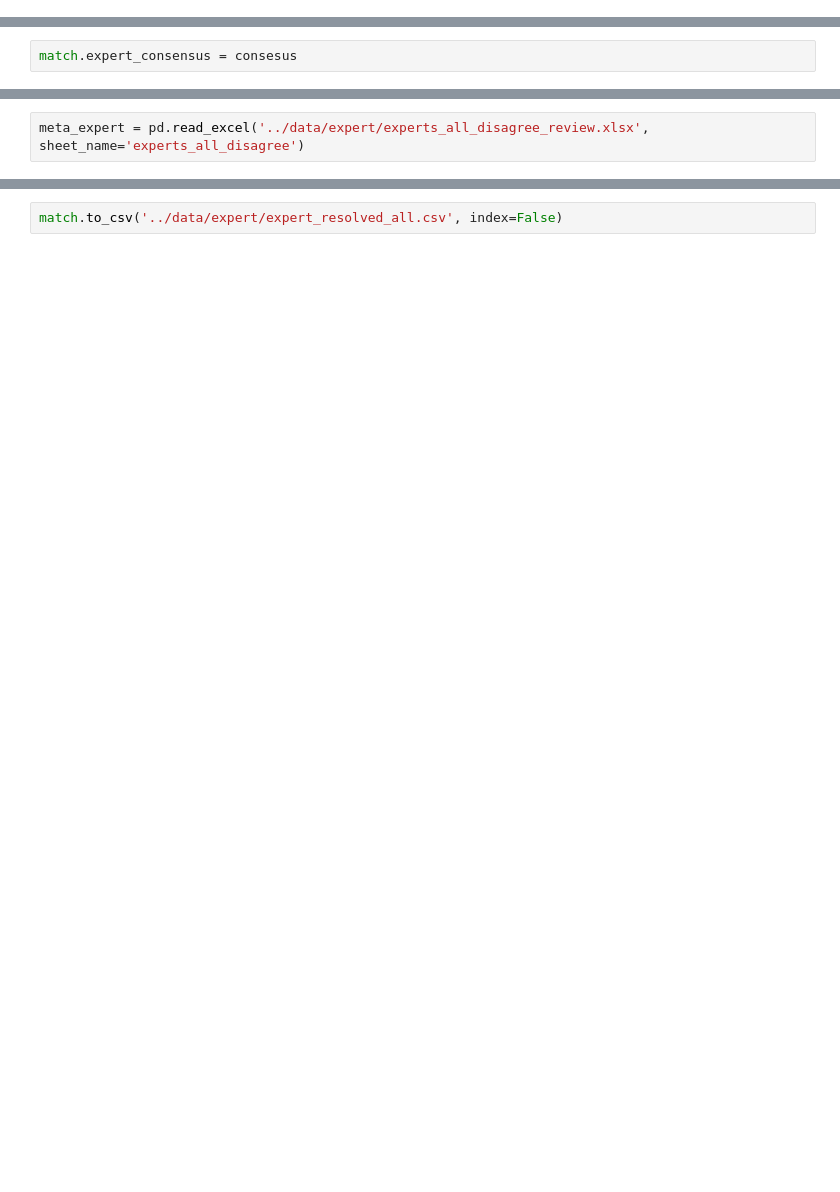
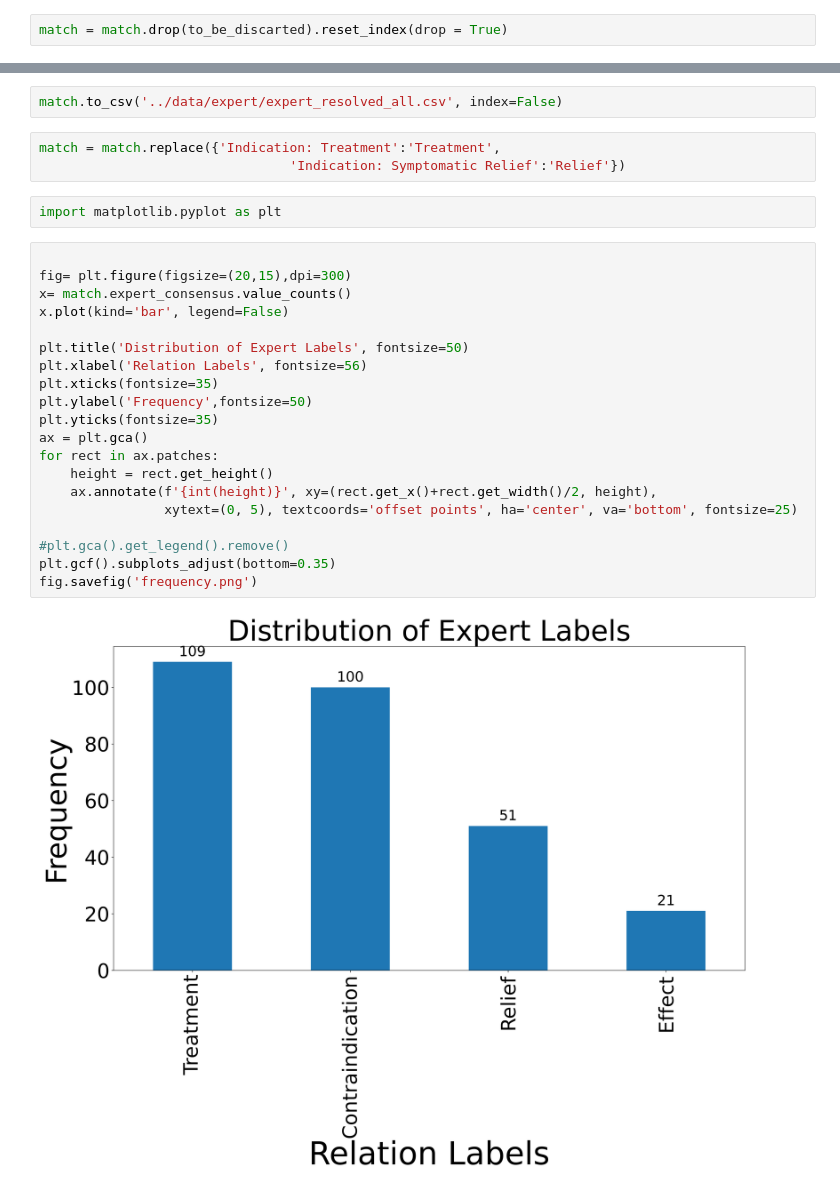
Before and after one commit to MaastrichtU-IDS/OptimAL, a Jupyter notebook: labeling/human-labeling/Resolving with 4th annotator.ipynb, the cells around one changed output, grey strips where cells are left out. Cells and saved outputs as stored; diff of their text form; blank space fills up the shorter version.

Commit message:
refactoring the code and plot the distribution of the final expert

```diff
--- a/labeling/human-labeling/Resolving with 4th annotator.ipynb
+++ b/labeling/human-labeling/Resolving with 4th annotator.ipynb
@@ -50,0 +83,2 @@ len(match)
+# %%
+match = match.drop(to_be_discarted).reset_index(drop = True)
@@ -75,2 +96,0 @@ resolved 143
-# %%
-match.expert_consensus = consesus
@@ -86,2 +96,0 @@ Name: expert_consensus, dtype: int64
-# %%
-meta_expert = pd.read_excel('../data/expert/experts_all_disagree_review.xlsx', sheet_name='experts_all_disagree')
@@ -132,2 +139,29 @@ len(match)
 # %%
 match.to_csv('../data/expert/expert_resolved_all.csv', index=False)
+# %%
+match = match.replace({'Indication: Treatment':'Treatment',
+                                'Indication: Symptomatic Relief':'Relief'})
+# %%
+import matplotlib.pyplot as plt
+# %%
+
+fig= plt.figure(figsize=(20,15),dpi=300)
+x= match.expert_consensus.value_counts()
+x.plot(kind='bar', legend=False)
+
+plt.title('Distribution of Expert Labels', fontsize=50)
+plt.xlabel('Relation Labels', fontsize=56)
+plt.xticks(fontsize=35)
+plt.ylabel('Frequency',fontsize=50)
+plt.yticks(fontsize=35)
+ax = plt.gca()
+for rect in ax.patches:
+    height = rect.get_height()
+    ax.annotate(f'{int(height)}', xy=(rect.get_x()+rect.get_width()/2, height),
+                xytext=(0, 5), textcoords='offset points', ha='center', va='bottom', fontsize=25)
+
+#plt.gca().get_legend().remove()
+plt.gcf().subplots_adjust(bottom=0.35)
+fig.savefig('frequency.png')
+# %% [output]
+[figure, added]
```
Also changed, not shown: parts of 16 cells of this notebook, 11 other files.
